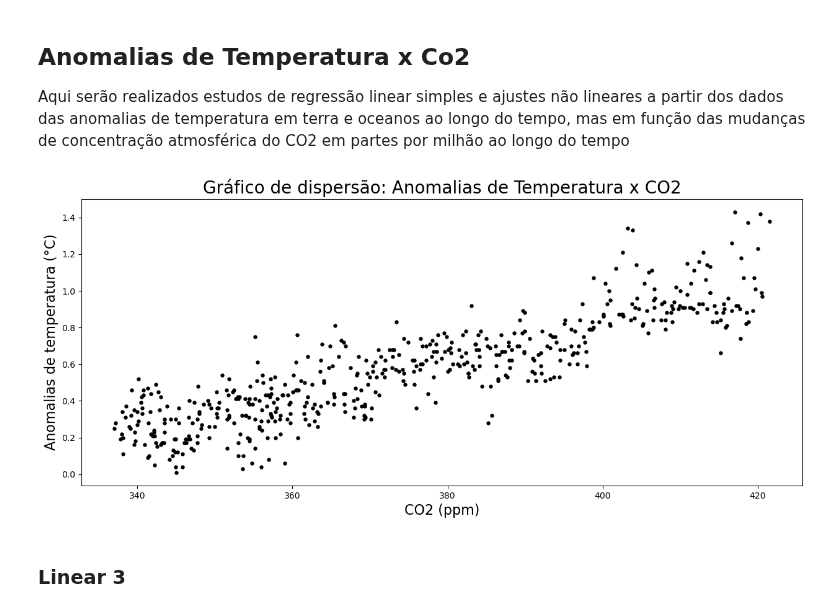
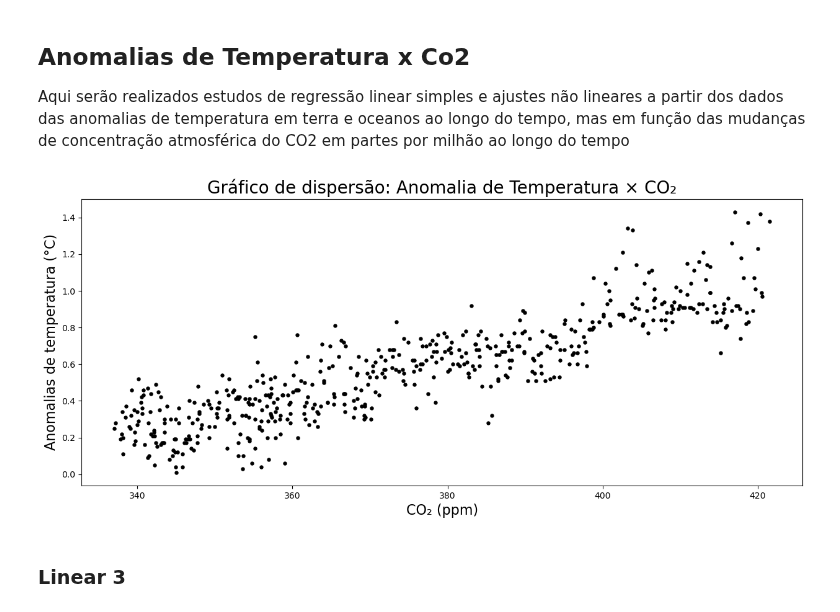
Before and after one commit to Joaof14/Clima_MMQ, a Jupyter notebook: MMQ_statsModel.ipynb, the cells around one changed output. Cells and saved outputs as stored; diff of their text form; code cells hidden in the pictures.

Commit message:
ajuste no co2- subscrito- para dispersao

```diff
--- a/MMQ_statsModel.ipynb
+++ b/MMQ_statsModel.ipynb
@@ -441,9 +441,9 @@ Aqui serão realizados estudos de regressão linear simples e ajustes não linea
 # %%
 y = df['temperature anomalies']
 x = df['Co2 ppm']
-plotgrafico(funcao = False, titulo = "Gráfico de dispersão: Anomalias de Temperatura x CO2", xlabel = "CO2 (ppm)", ylabel = "Anomalias de temperatura (°C)", fileN = "DispersaoAmbos")
+plotgrafico(funcao = False, titulo = "Gráfico de dispersão: Anomalia de Temperatura × CO\u2082", xlabel = "CO\u2082 (ppm)", ylabel = "Anomalias de temperatura (°C)", fileN = "DispersaoAmbos")
 # %% [output]
-[figure, old version]
+[figure, new version]
 # %% [markdown]
 ### Linear 3
 # %%
```
Also changed, not shown: parts of 2 cells of this notebook, 4 other files.
